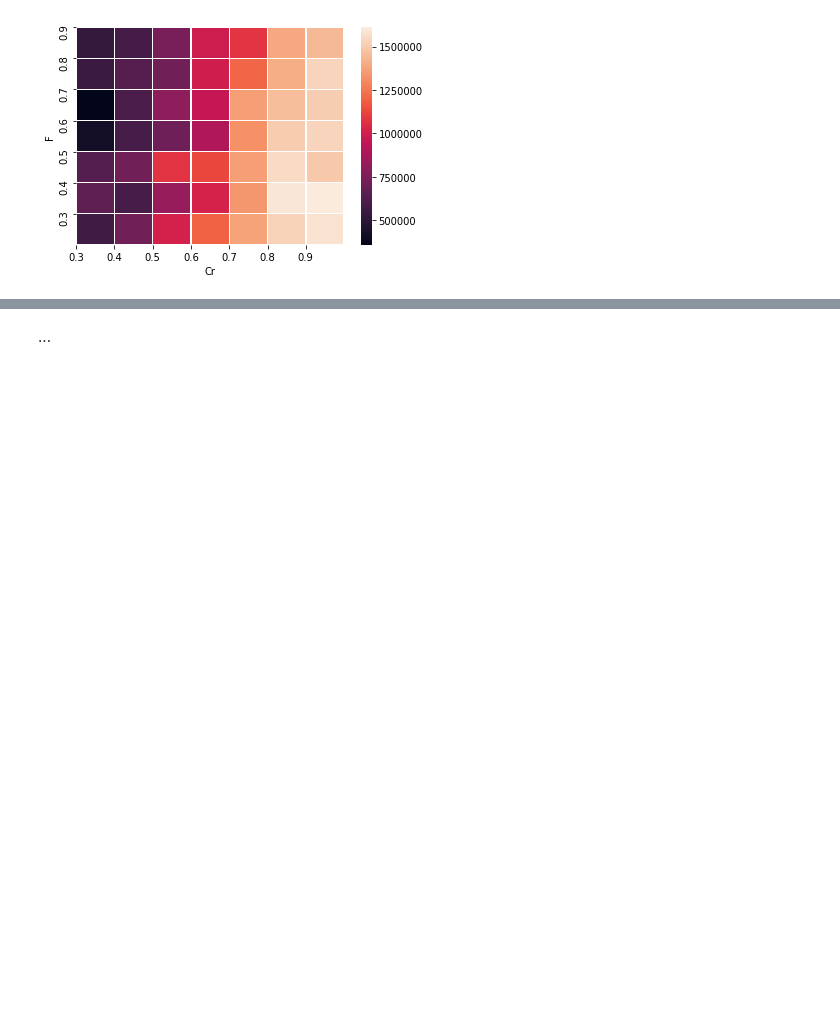
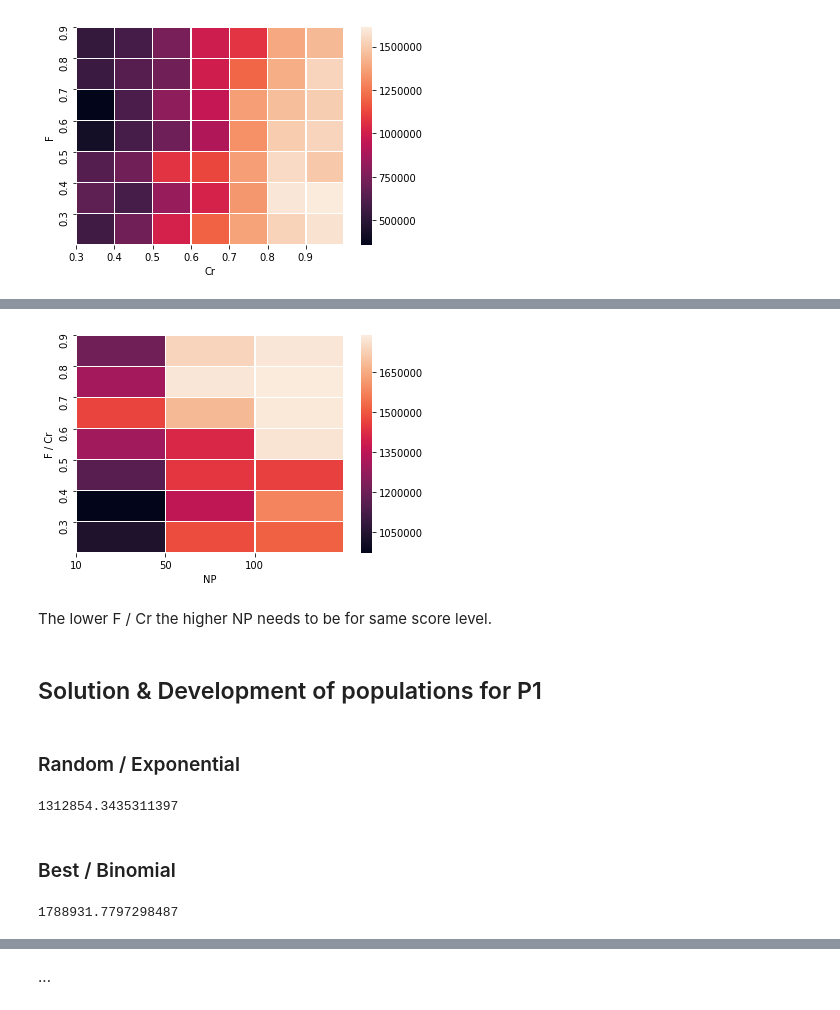
Before and after one commit to hwuebben/NatureInspiredAlgorithms, a Jupyter notebook: ex4/DE_experiments.ipynb, the cells around one changed output, grey strips where cells are left out. Drawn from its saved outputs; the diff is of its cells as text; code cells hidden in the pictures; blank space fills up the shorter version.

```diff
--- a/ex4/DE_experiments.ipynb
+++ b/ex4/DE_experiments.ipynb
@@ -150,0 +151,33 @@ plt.show()
+# %%
+#pop size
+NP_values = np.array([10, 50, 100])
+# scale / crossover rate
+F_Cr_values = np.arange(0.3, 0.9, 0.1)
+# %%
+# choose problem
+problem = Problem(1)
+#set xMin
+xMin = np.zeros(9)
+#set xMax (what are good values here?)
+xMax = np.concatenate((np.array(problem.k) * np.array(problem.m), problem.md, problem.mp))
+xMax *= [1.1, 1.1, 1.1, 1.1, 1.1, 1.1, 1.1, 1.1, 1.1]
+
+# Choose your operators
+terminator = [maxItTerminator(500)]
+# %%
+best_scores = np.zeros(shape=(F_Cr_values.shape[0], maxIterations.shape[0]))
+runs_per_config = 3
+
+for i, F_Cr_value in enumerate(F_Cr_values):
+    for j, NP in enumerate(NP_values):
+        # Choose your operators
+        initializer = RandomInitializer(NP, xMin, xMax, problem)
+        mutator = bestMutator(F_Cr_value, problem)
+        recombiner = BinomialCrossover(F_Cr_value, problem)
+        selector = DEselector()
+        for k in range(runs_per_config):
+            DE = DifferentialEvolution(initializer, selector, recombiner, mutator, terminator, False)
+            bestIndividual, results, generations = DE.run()
+            best_scores[i,j] += bestIndividual.targFuncVal
+        best_scores[i,j] /= runs_per_config
+        print('F: %f, Cr: %f, Population Size: %d, score: %d' % (F_Cr_value, F_Cr_value, NP, best_scores[i,j]))
@@ -150,0 +202,15 @@ plt.show()
+# %%
+ax = sns.heatmap(np.flip(best_scores,axis=0), linewidth=0.5)
+ax.set_xticks(np.arange(len(NP_values)))
+ax.set_yticks(np.arange(len(F_Cr_values)))
+ax.set_xticklabels(np.round(NP_values,2))
+ax.set_yticklabels(np.flip(np.round(F_Cr_values,2),axis=0))
+ax.set_xlabel('NP')
+ax.set_ylabel('F / Cr')
+plt.show()
+# %% [output]
+[figure, added]
+# %% [markdown]
+The lower F / Cr the higher NP needs to be for same score level.
+# %% [markdown]
+## Solution & Development of populations for P1
@@ -150,0 +232,30 @@ plt.show()
+# %% [markdown]
+### Random / Exponential
+# %%
+# Choose your operators
+initializer = RandomInitializer(NP, xMin, xMax, problem)
+mutator = randMutator(F, problem)
+recombiner = ExponentialCrossover(Cr, problem)
+selector = DEselector()
+terminator = [maxItTerminator(4000), convergenceTerminator(maxIter=400)]
+DE = DifferentialEvolution(initializer, selector, recombiner, mutator, terminator, False)
+
+bestIndividual, results, generations = DE.run()
+print(bestIndividual.targFuncVal)
+# %% [output]
+1312854.3435311397
+# %% [markdown]
+### Best / Binomial
+# %%
+# Choose your operators
+initializer = RandomInitializer(NP, xMin, xMax, problem)
+mutator = bestMutator(F, problem)
+recombiner = BinomialCrossover(Cr, problem)
+selector = DEselector()
+terminator = [maxItTerminator(4000), convergenceTerminator(maxIter=400)]
+DE = DifferentialEvolution(initializer, selector, recombiner, mutator, terminator, False)
+
+bestIndividual, results, generations = DE.run()
+print(bestIndividual.targFuncVal)
+# %% [output]
+1788931.7797298487
```
Also changed, not shown: parts of 89 cells of this notebook, 5 other files.
